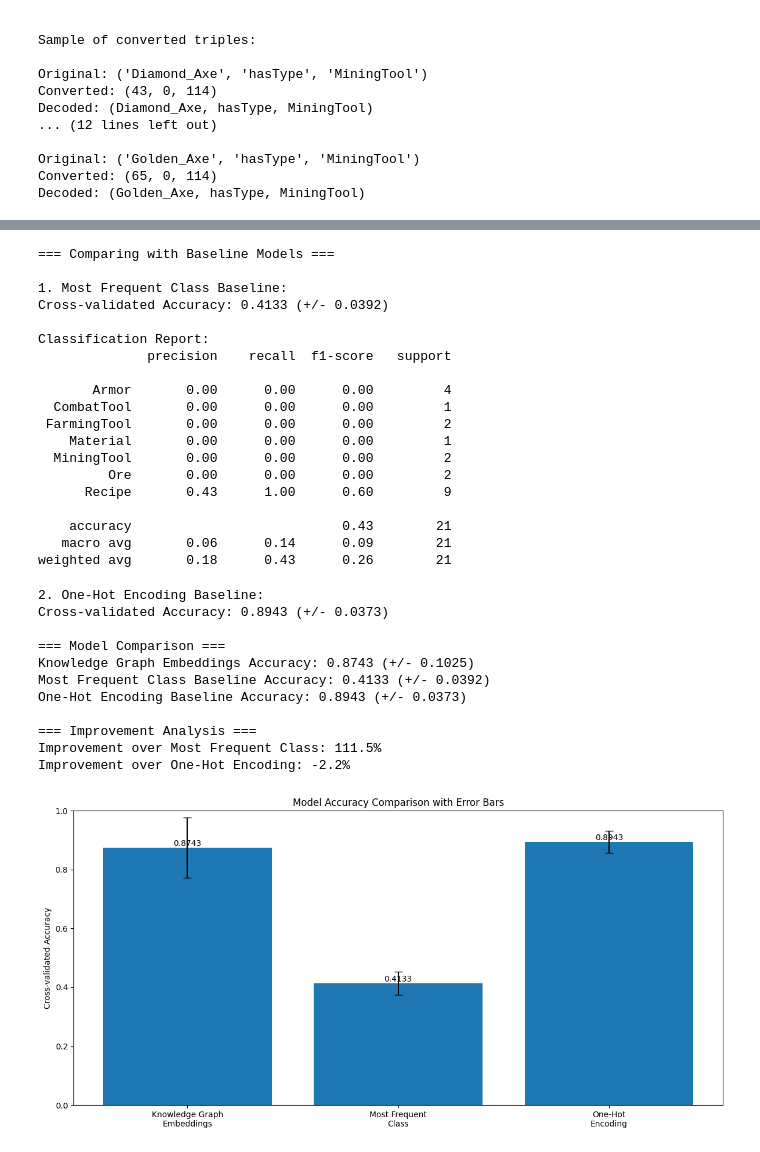
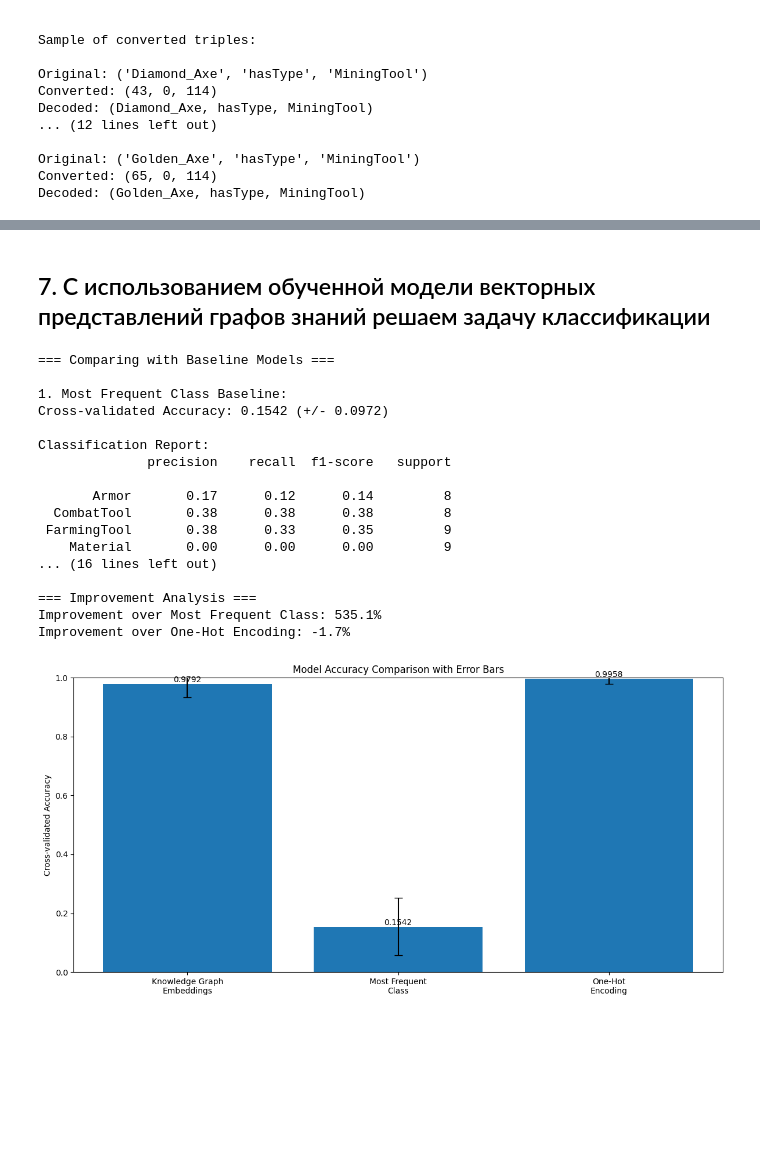
Before and after one commit to kxrxh/Minecraft-Ontology, a Jupyter notebook: src/embedding/main.ipynb, the cells around one changed output, grey strips where cells are left out. Cells and saved outputs as stored; diff of their text form; code cells hidden in the pictures; blank space fills up the shorter version.

```diff
--- a/src/embedding/main.ipynb
+++ b/src/embedding/main.ipynb
@@ -521,8 +435,10 @@ metrics.adjusted_rand_score(plot_df.type, plot_df.cluster)
 # %%
-# Prepare data for classification
 from sklearn.model_selection import train_test_split
 from sklearn.ensemble import RandomForestClassifier
-from sklearn.metrics import classification_report, confusion_matrix
+from sklearn.metrics import classification_report
+from imblearn.over_sampling import RandomOverSampler, SMOTE
+from imblearn.pipeline import Pipeline
+
 
 # Get embeddings and labels
 X = np.array(embeddings_list)
@@ -543,6 +459,13 @@ y = y[mask]
 print("\nClass distribution after filtering:")
 print(pd.Series(y).value_counts())
 
+pipeline = Pipeline([
+    ('random', RandomOverSampler(random_state=42)),
+    ('smote', SMOTE(random_state=42))
+])
+
+X, y = pipeline.fit_resample(X, y)
+
 # Split the data
 X_train_clf, X_test_clf, y_train_clf, y_test_clf = train_test_split(
     X, y, test_size=0.2, random_state=42, stratify=y
@@ -553,12 +476,24 @@ print("Test set shape:", X_test_clf.shape)
 print("\nClass distribution in training set:")
 print(pd.Series(y_train_clf).value_counts())
 
-# Train Random Forest classifier
+# Before training, add class weights
+from sklearn.pipeline import Pipeline
+from sklearn.utils.class_weight import compute_class_weight
+
+# Compute class weights
+class_weights = compute_class_weight('balanced',
+                                   classes=np.unique(y_train_clf),
+                                   y=y_train_clf)
+class_weight_dict = dict(zip(np.unique(y_train_clf), class_weights))
+
+# Update Random Forest with class weights
 clf = RandomForestClassifier(
-    n_estimators=100,
-    max_depth=5,
+    n_estimators=200,  # Increased from 100
+    max_depth=None,    # Allow full depth
+    min_samples_split=2,
+    min_samples_leaf=1,
     random_state=42,
-    class_weight='balanced'  # Add class weighting
+    class_weight=class_weight_dict
 )
 
 # Fit the model
@@ -578,13 +513,13 @@ for true, pred, probs in zip(y_test_clf[:5], y_pred[:5], probabilities):
     confidence = np.max(probs) * 100
     print(f"True: {true}")
     print(f"Predicted: {pred} (confidence: {confidence:.2f}%)")
-    print("Top 3 predictions:")
+    print("Top 3 predictions with confidence scores:")
     top_3 = np.argsort(probs)[-3:][::-1]
     for idx in top_3:
         class_name = clf.classes_[idx]
         prob = probs[idx] * 100
         print(f"  {class_name}: {prob:.2f}%")
-    print()
+    print("-" * 30)  # Separator for better readability
 # %% [output]
 Original class distribution:
 Unknown        46
@@ -606,3 +541,5 @@ Top 3 predictions:
+# %% [markdown]
+## 7. С использованием обученной модели векторных представлений графов знаний решаем задачу классификации
 # %%
 print("\n=== Comparing with Baseline Models ===\n")
 
@@ -610,8 +547,8 @@ from sklearn.model_selection import cross_val_score
 from sklearn.dummy import DummyClassifier
 
 # 1. Most Frequent Class Baseline
-dummy_clf = DummyClassifier(strategy='most_frequent')
-dummy_scores = cross_val_score(dummy_clf, X, y, cv=5)
+dummy_clf = DummyClassifier(strategy='stratified')  # or 'uniform'
+dummy_scores = cross_val_score(dummy_clf, X_train_clf, y_train_clf, cv=5)
 dummy_score = dummy_scores.mean()
 
 print("1. Most Frequent Class Baseline:")
@@ -685,14 +622,14 @@ clf_onehot = RandomForestClassifier(
     class_weight='balanced'
 )
 
-onehot_scores = cross_val_score(clf_onehot, X_onehot, y, cv=5)
+onehot_scores = cross_val_score(clf_onehot, X_train_clf, y_train_clf, cv=5)
 onehot_score = onehot_scores.mean()
 
 print("\n2. One-Hot Encoding Baseline:")
 print(f"Cross-validated Accuracy: {onehot_score:.4f} (+/- {onehot_scores.std() * 2:.4f})")
 
 # Evaluate Knowledge Graph Embeddings with cross-validation
-kg_scores = cross_val_score(clf, X, y, cv=5)
+kg_scores = cross_val_score(clf, X_train_clf, y_train_clf, cv=5)
 kg_score = kg_scores.mean()
 
 # Compare all models
@@ -709,53 +646,40 @@ print("\n=== Improvement Analysis ===")
 print(f"Improvement over Most Frequent Class: {improvement_over_dummy:.1f}%")
 print(f"Improvement over One-Hot Encoding: {improvement_over_onehot:.1f}%")
 
 # Visualize comparison with error bars
 plt.figure(figsize=(12, 6))
 models = ['Knowledge Graph\nEmbeddings', 'Most Frequent\nClass', 'One-Hot\nEncoding']
 scores = [kg_score, dummy_score, onehot_score]
 errors = [kg_scores.std() * 2, dummy_scores.std() * 2, onehot_scores.std() * 2]
 
 x = np.arange(len(models))
 plt.bar(x, scores, yerr=errors, capsize=5)
 plt.xticks(x, models)
 plt.title('Model Accuracy Comparison with Error Bars')
 plt.ylabel('Cross-validated Accuracy')
 plt.ylim(0, 1)
 
 for i, score in enumerate(scores):
     plt.text(i, score, f'{score:.4f}', ha='center', va='bottom')
 
 plt.tight_layout()
 plt.show()
 # %% [output]
 === Comparing with Baseline Models ===
 
 1. Most Frequent Class Baseline:
-Cross-validated Accuracy: 0.4133 (+/- 0.0392)
+Cross-validated Accuracy: 0.1542 (+/- 0.0972)
 
 Classification Report:
               precision    recall  f1-score   support
 
-       Armor       0.00      0.00      0.00         4
-  CombatTool       0.00      0.00      0.00         1
- FarmingTool       0.00      0.00      0.00         2
-    Material       0.00      0.00      0.00         1
-  MiningTool       0.00      0.00      0.00         2
-         Ore       0.00      0.00      0.00         2
-      Recipe       0.43      1.00      0.60         9
+       Armor       0.17      0.12      0.14         8
+  CombatTool       0.38      0.38      0.38         8
+ FarmingTool       0.38      0.33      0.35         9
+    Material       0.00      0.00      0.00         9
+... (16 lines left out)
 
-    accuracy                           0.43        21
-   macro avg       0.06      0.14      0.09        21
-weighted avg       0.18      0.43      0.26        21
+=== Improvement Analysis ===
+Improvement over Most Frequent Class: 535.1%
+Improvement over One-Hot Encoding: -1.7%
-2. One-Hot Encoding Baseline:
-Cross-validated Accuracy: 0.8943 (+/- 0.0373)
-
-=== Model Comparison ===
-Knowledge Graph Embeddings Accuracy: 0.8743 (+/- 0.1025)
-Most Frequent Class Baseline Accuracy: 0.4133 (+/- 0.0392)
-One-Hot Encoding Baseline Accuracy: 0.8943 (+/- 0.0373)
-
-=== Improvement Analysis ===
-Improvement over Most Frequent Class: 111.5%
-Improvement over One-Hot Encoding: -2.2%
-[figure, old version]
+[figure, new version]
```
Also changed, not shown: parts of 18 cells of this notebook.
